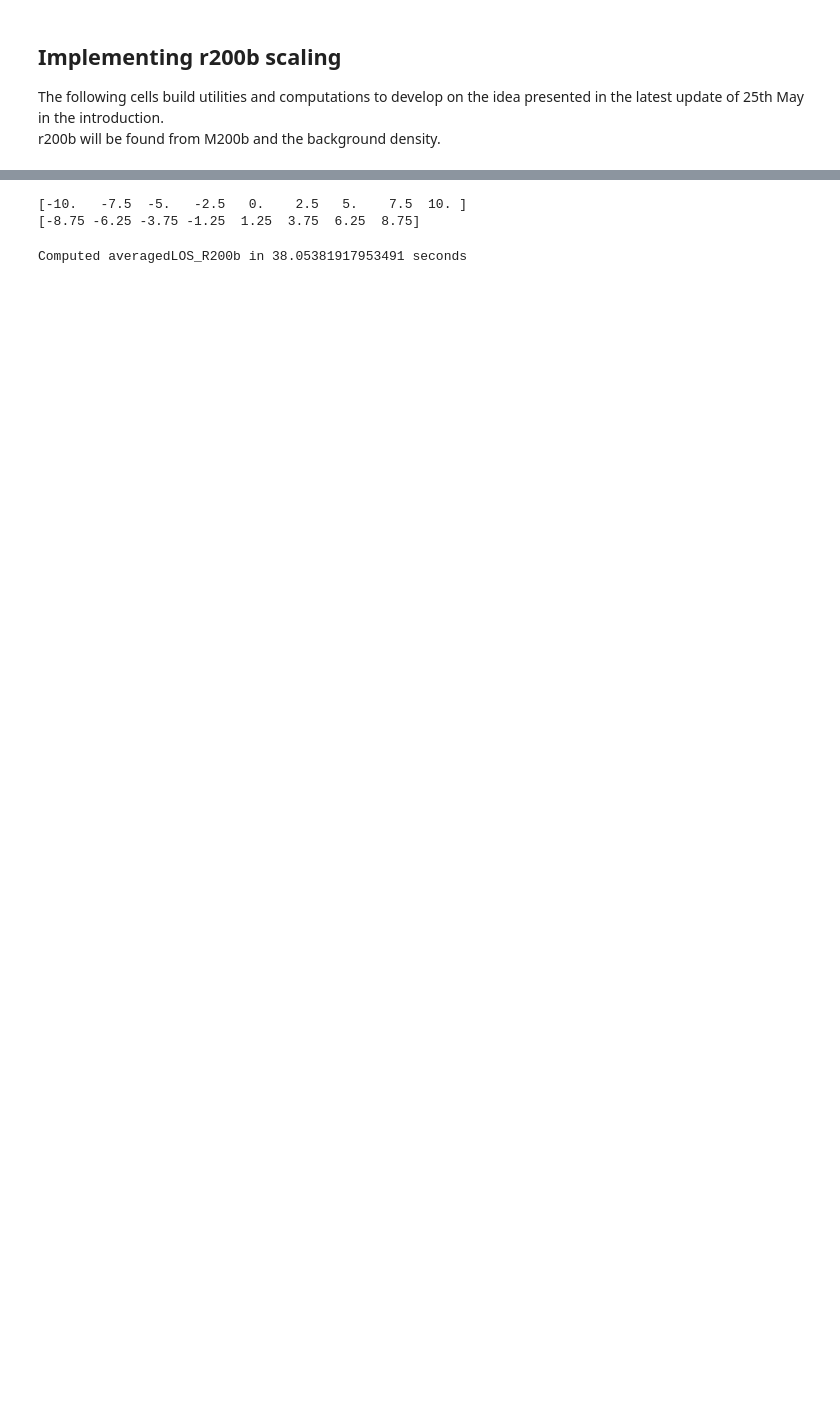
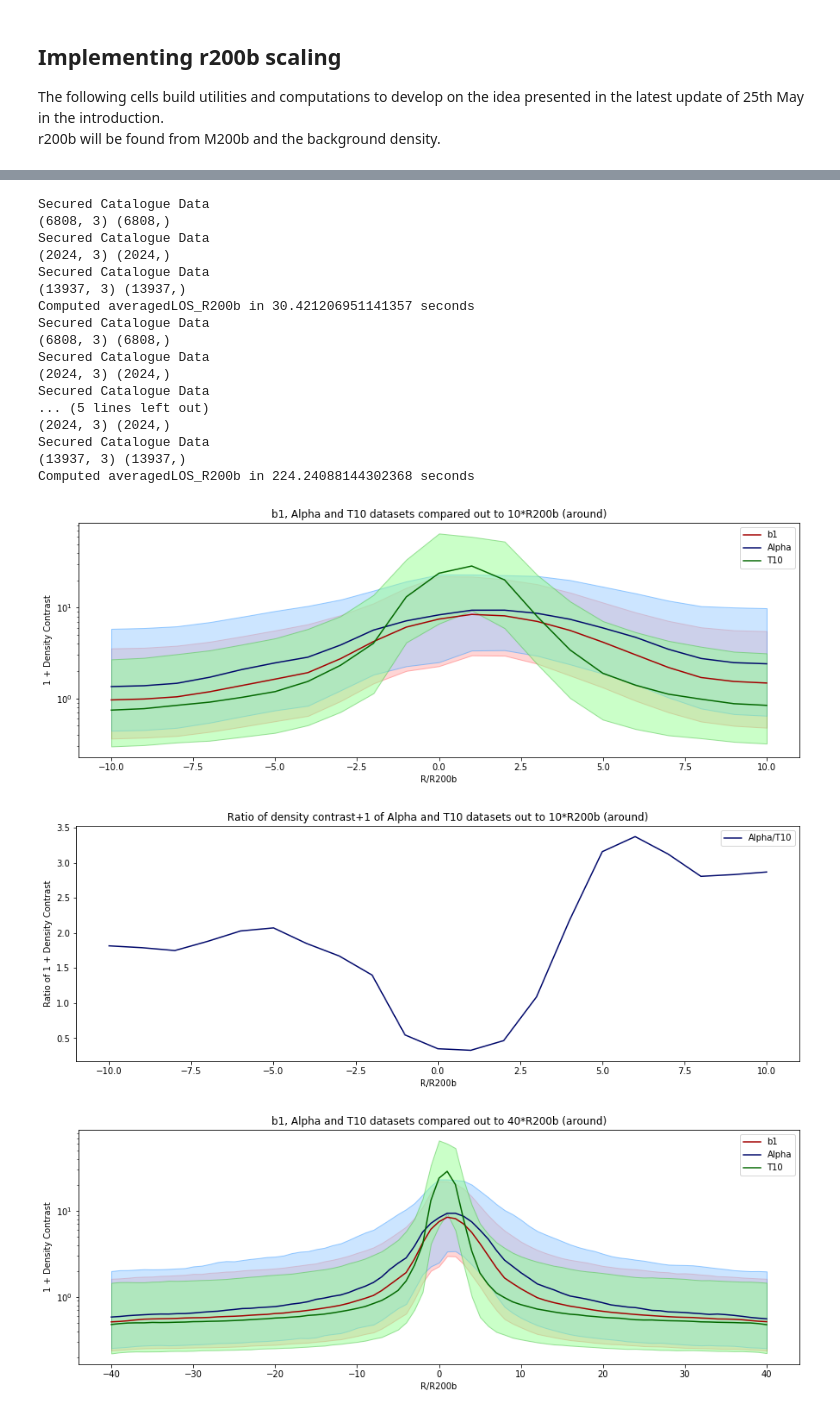
Before and after one commit to Vidhate/DLA-Environment, a Jupyter notebook: Density Field/DF_R200bScaled.ipynb, the cells around one changed output, grey strips where cells are left out. Cells and saved outputs as stored; diff of their text form; code cells hidden in the pictures; blank space fills up the shorter version.

Commit message:
Optimized code wrt data loading. Used pickle dumps. Much faster now

```diff
--- a/Density Field/DF_R200bScaled.ipynb
+++ b/Density Field/DF_R200bScaled.ipynb
@@ -120,15 +151,6 @@ def std_dev(a,mean):
         return 0
     else:
         return np.sqrt(np.sum((a-mean)**2)/a.size)
-# %%
-new_scale=np.arange(0.0,11.0,2.5)
-new_scale=np.concatenate((-1.0*np.flip(new_scale[1:]),new_scale))
-new_boundary=(new_scale[:-1]+new_scale[1:])/2.0
-print(new_scale)
-print(new_boundary)
-# %% [output]
-[-10.   -7.5  -5.   -2.5   0.    2.5   5.    7.5  10. ]
-[-8.75 -6.25 -3.75 -1.25  1.25  3.75  6.25  8.75]
 # %%
 # customStats() returns DF in 2 modes, either binned or interpolated
 
@@ -284,12 +326,62 @@ def averagedLOS_R200b(ID,pos,los_direction='all'):
         print("Fatal error. Pos and DF sizes don't match.")
         return
     #return masterPos,masterDF
-# %%
-start=time.time()
-p_b1_r,df_b1_r,pt16_b1_r,pt84_b1_r=averagedLOS_R200b(b1ID,b1Pos,'all')
-p_alpha_r,df_alpha_r,pt16_alpha_r,pt84_alpha_r=averagedLOS_R200b(b1alphaID,b1alphaPos,'all')
-p_t10_r,df_t10_r,pt16_t10_r,pt84_t10_r=averagedLOS_R200b(b1T10ID,b1T10Pos,'all')
-end=time.time()
-print("Computed averagedLOS_R200b in "+str(end-start)+" seconds")
-# %% [output]
-Computed averagedLOS_R200b in 38.05381917953491 seconds
+# %%
+rl=[10,40,100]
+fnum=0
+for lim in rl:
+    start=time.time()
+    p_b1_r,df_b1_r,pt16_b1_r,pt84_b1_r=averagedLOS_R200b('b1',lim,'all')
+    p_alpha_r,df_alpha_r,pt16_alpha_r,pt84_alpha_r=averagedLOS_R200b('b1alpha',lim,'all')
+    p_t10_r,df_t10_r,pt16_t10_r,pt84_t10_r=averagedLOS_R200b('b1T10',lim,'all')
+    end=time.time()
+    print("Computed averagedLOS_R200b in "+str(end-start)+" seconds")
+
+    # Plot all three datasets together
+    plt.figure(num=fnum+1,figsize=(15,5))
+    fnum+=1
+    plt.title('b1, Alpha and T10 datasets compared out to '+str(lim)+'*R200b (around)')
+    plt.plot(p_b1_r, df_b1_r+1.0, 'k', color='#A30000',label="b1")
+    plt.fill_between(p_b1_r, pt84_b1_r+1.0, pt16_b1_r+1.0,alpha=0.5, edgecolor='#FF6B6B', facecolor='#FFADAD')
+    plt.plot(p_alpha_r, df_alpha_r+1.0, 'k', color='#00086B',label="Alpha")
+    plt.fill_between(p_alpha_r, pt84_alpha_r+1.0, pt16_alpha_r+1.0,alpha=0.5, edgecolor='#3a9cff', facecolor='#9bcdff')
+    plt.plot(p_t10_r, df_t10_r+1.0, 'k', color='#036800',label="T10")
+    plt.fill_between(p_t10_r, pt84_t10_r+1.0, pt16_t10_r+1.0,alpha=0.5, edgecolor='#49c145', facecolor='#96ff93')
+
+    plt.yscale('log')
+    plt.xlabel('R/R200b')
+    plt.ylabel('1 + Density Contrast')
+    plt.legend()
+    plt.savefig('./Output/around/r200b'+str(lim)+'_around',bbox_inches='tight')
+
+    # Plot the ratio between Alpha and T10
+    plt.figure(num=fnum+1,figsize=(15,5))
+    fnum+=1
+    plt.title('Ratio of density contrast+1 of Alpha and T10 datasets out to '+str(lim)+'*R200b (around)')
+    plt.plot(p_alpha_r, (df_alpha_r+1.0)/(df_t10_r+1.0), 'k', color='#00086B',label="Alpha/T10")
+    #plt.yscale('log')
+    plt.xlabel('R/R200b')
+    plt.ylabel('Ratio of 1 + Density Contrast')
+    plt.legend()
+    plt.savefig('./Output/around/r200b'+str(lim)+'_RatioAlphT10_around',bbox_inches='tight')
+# %% [output]
+Secured Catalogue Data
+(6808, 3) (6808,)
+Secured Catalogue Data
+(2024, 3) (2024,)
+Secured Catalogue Data
+(13937, 3) (13937,)
+Computed averagedLOS_R200b in 30.421206951141357 seconds
+Secured Catalogue Data
+(6808, 3) (6808,)
+Secured Catalogue Data
+(2024, 3) (2024,)
+Secured Catalogue Data
+... (5 lines left out)
+(2024, 3) (2024,)
+Secured Catalogue Data
+(13937, 3) (13937,)
+Computed averagedLOS_R200b in 224.24088144302368 seconds
+[figure, added]
+[figure, added]
+[figure, added]
```
Also changed, not shown: parts of 21 cells of this notebook.
